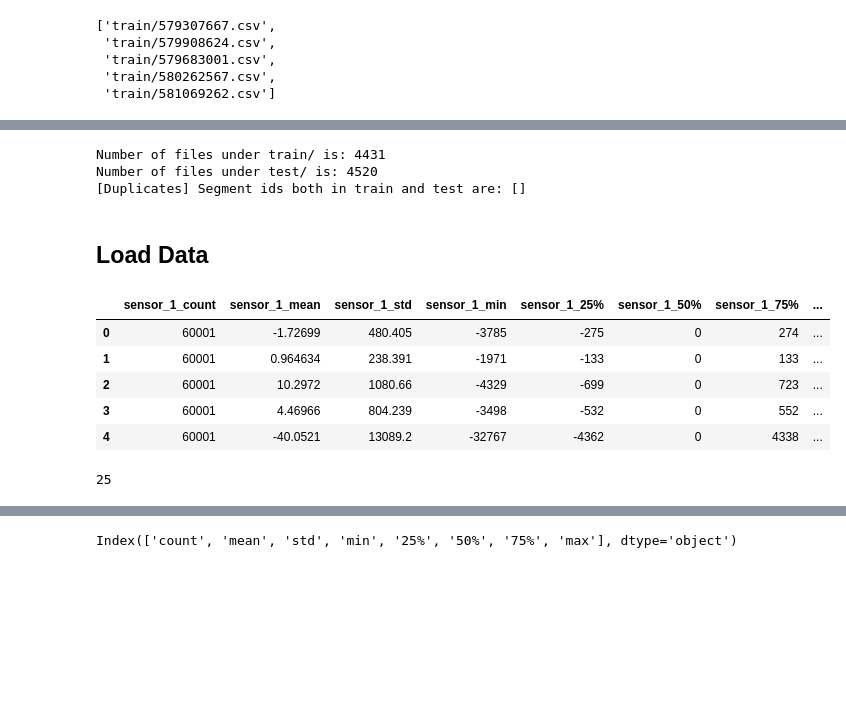
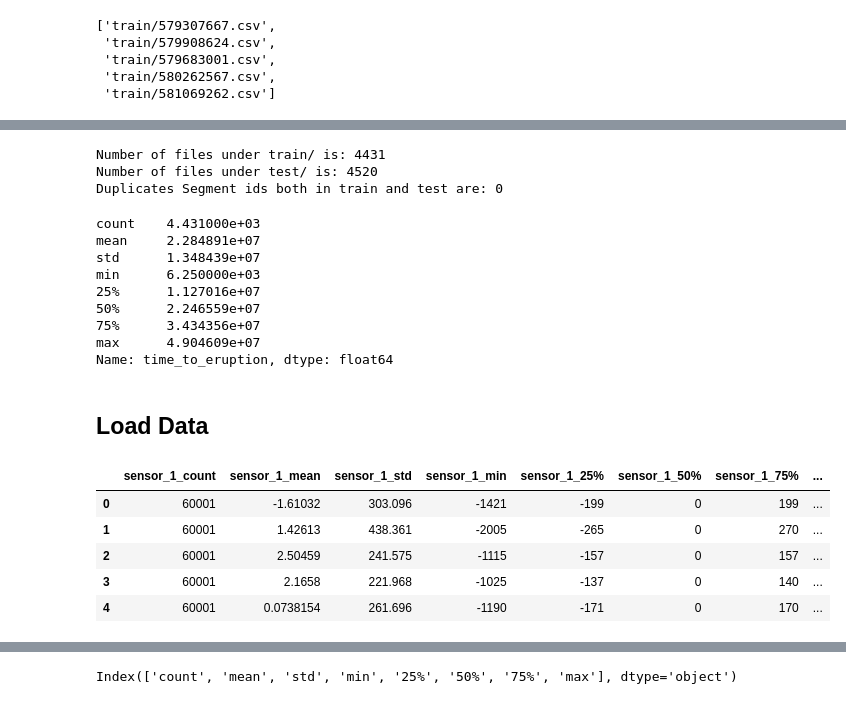
Before and after one commit to abishekabi/Volcanic-Eruption-Prediction, a Jupyter notebook: predict_volcanic_eruptions.ipynb, the cells around one changed output, grey strips where cells are left out. Saved outputs shown, nothing was run; the diff lists cells and outputs as text; code cells hidden in the pictures; blank space fills up the shorter version.

```diff
--- a/predict_volcanic_eruptions.ipynb
+++ b/predict_volcanic_eruptions.ipynb
@@ -124,34 +119,48 @@ print("Number of files under test/ is:", len(test_segment_csvs))
 duplicated_segment_id = [segment_id for segment_id in [ test_segment_id.split("/")[-1] for test_segment_id in test_segment_csvs]
                          if (segment_id in [ train_segment_id.split("/")[-1] for train_segment_id in train_segment_csvs])]
 
-print("[Duplicates] Segment ids both in train and test are:", duplicated_segment_id)
+print("Duplicates Segment ids both in train and test are:", len(duplicated_segment_id))
 # %% [output]
 Number of files under train/ is: 4431
 Number of files under test/ is: 4520
-[Duplicates] Segment ids both in train and test are: []
+Duplicates Segment ids both in train and test are: 0
+# %%
+train['time_to_eruption'].describe()
+# %% [output]
+count    4.431000e+03
+mean     2.284891e+07
+std      1.348439e+07
+min      6.250000e+03
+25%      1.127016e+07
+50%      2.246559e+07
+75%      3.434356e+07
+max      4.904609e+07
+Name: time_to_eruption, dtype: float64
 # %% [markdown]
 ## Load Data
 # %%
 column_names = ["sensor_1", 	"sensor_2", 	"sensor_3", 	"sensor_4", 	"sensor_5", 	"sensor_6", 	"sensor_7", 	"sensor_8", 	"sensor_9", 	"sensor_10"]
 column_stats = ['count', 'mean', 'std', 'min', '25%', '50%', '75%', 'max']
 columns = [ i+"_"+j for i in column_names for j in column_stats]
-train_data= pd.DataFrame(columns=columns)
-# display(train_data.columns)
-for train_segment_csv in train_segment_csvs[:100]:
-  train_csv = pd.read_csv(train_segment_csv)
+X = pd.DataFrame(columns=columns)
+y = pd.DataFrame(columns=['time_to_eruption'])
+# display(X.columns)
+# train_csv = pd.read_csv(train_segment_csvs[0])
+for i, train_segment_csv in train[:10].iterrows():
+#for train_segment_csv in train_segment_csvs[:10]:
+  # train_csv = pd.read_csv(train_segment_csv)
+  train_csv = pd.read_csv("train/"+ str(train_segment_csv.segment_id) + ".csv")
+  y.loc[len(X), :] = train_segment_csv.time_to_eruption
   row = []
   for feature in train_csv.columns:
     row.extend(train_csv[feature].describe().values)
-  train_data.loc[len(train_data), :] = row
-display(train_data.head())
+  X.loc[len(X), :] = row
-# %% [output]
-|  | sensor_1_count | sensor_1_mean | sensor_1_std | sensor_1_min | sensor_1_25% | sensor_1_50% | sensor_1_75% | ... |
-| 0 | 60001 | -1.72699 | 480.405 | -3785 | -275 | 0 | 274 | ... |
-| 1 | 60001 | 0.964634 | 238.391 | -1971 | -133 | 0 | 133 | ... |
-| 2 | 60001 | 10.2972 | 1080.66 | -4329 | -699 | 0 | 723 | ... |
-| 3 | 60001 | 4.46966 | 804.239 | -3498 | -532 | 0 | 552 | ... |
-| 4 | 60001 | -40.0521 | 13089.2 | -32767 | -4362 | 0 | 4338 | ... |
-# %%
-train_data.fillna()
-# %% [output]
-25
+# %%
+display(X.head())
+# %% [output]
+|  | sensor_1_count | sensor_1_mean | sensor_1_std | sensor_1_min | sensor_1_25% | sensor_1_50% | sensor_1_75% | ... |
+| 0 | 60001 | -1.61032 | 303.096 | -1421 | -199 | 0 | 199 | ... |
+| 1 | 60001 | 1.42613 | 438.361 | -2005 | -265 | 0 | 270 | ... |
+| 2 | 60001 | 2.50459 | 241.575 | -1115 | -157 | 0 | 157 | ... |
+| 3 | 60001 | 2.1658 | 221.968 | -1025 | -137 | 0 | 140 | ... |
+| 4 | 60001 | 0.0738154 | 261.696 | -1190 | -171 | 0 | 170 | ... |
```
Also changed, not shown: parts of 24 cells of this notebook.
